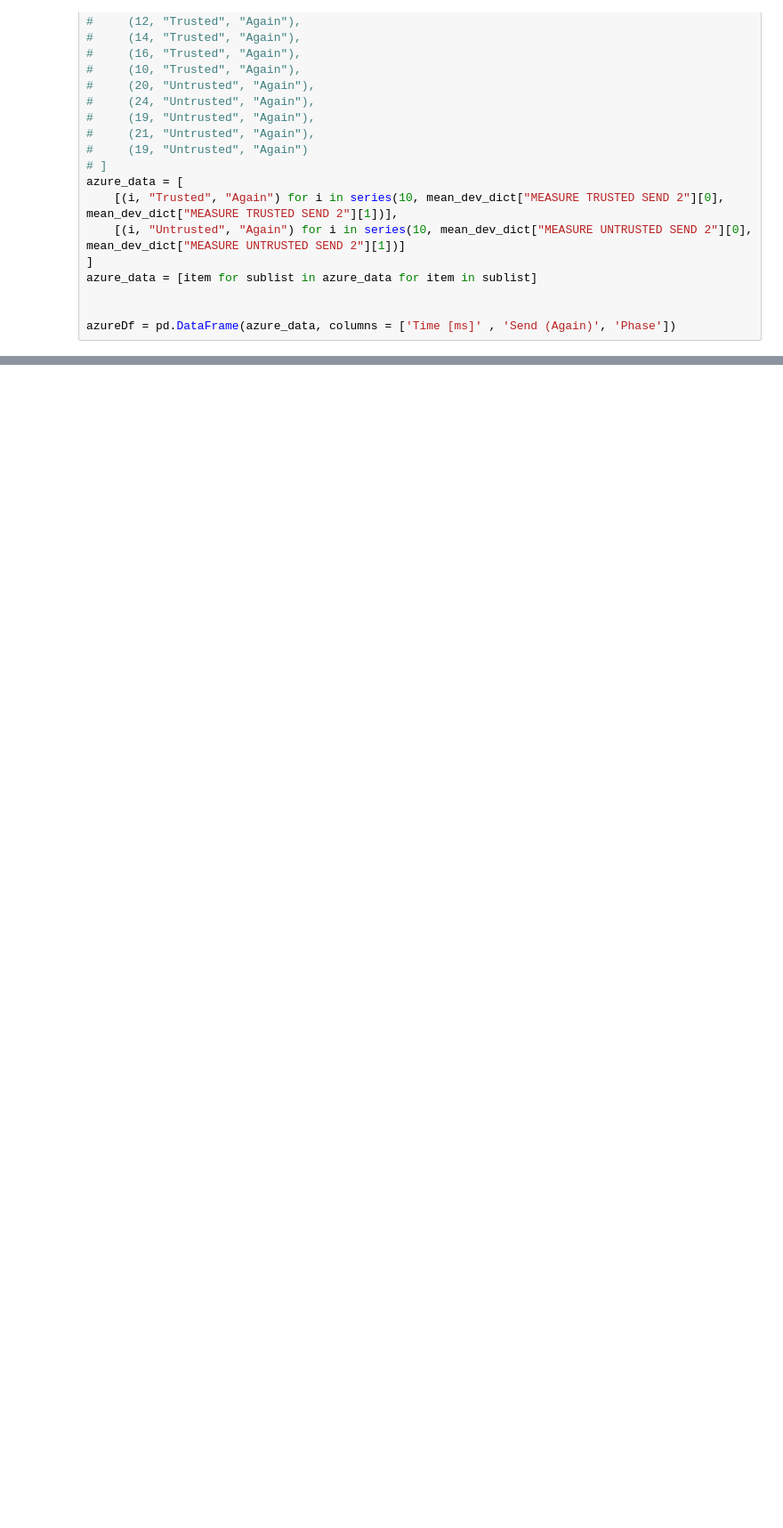
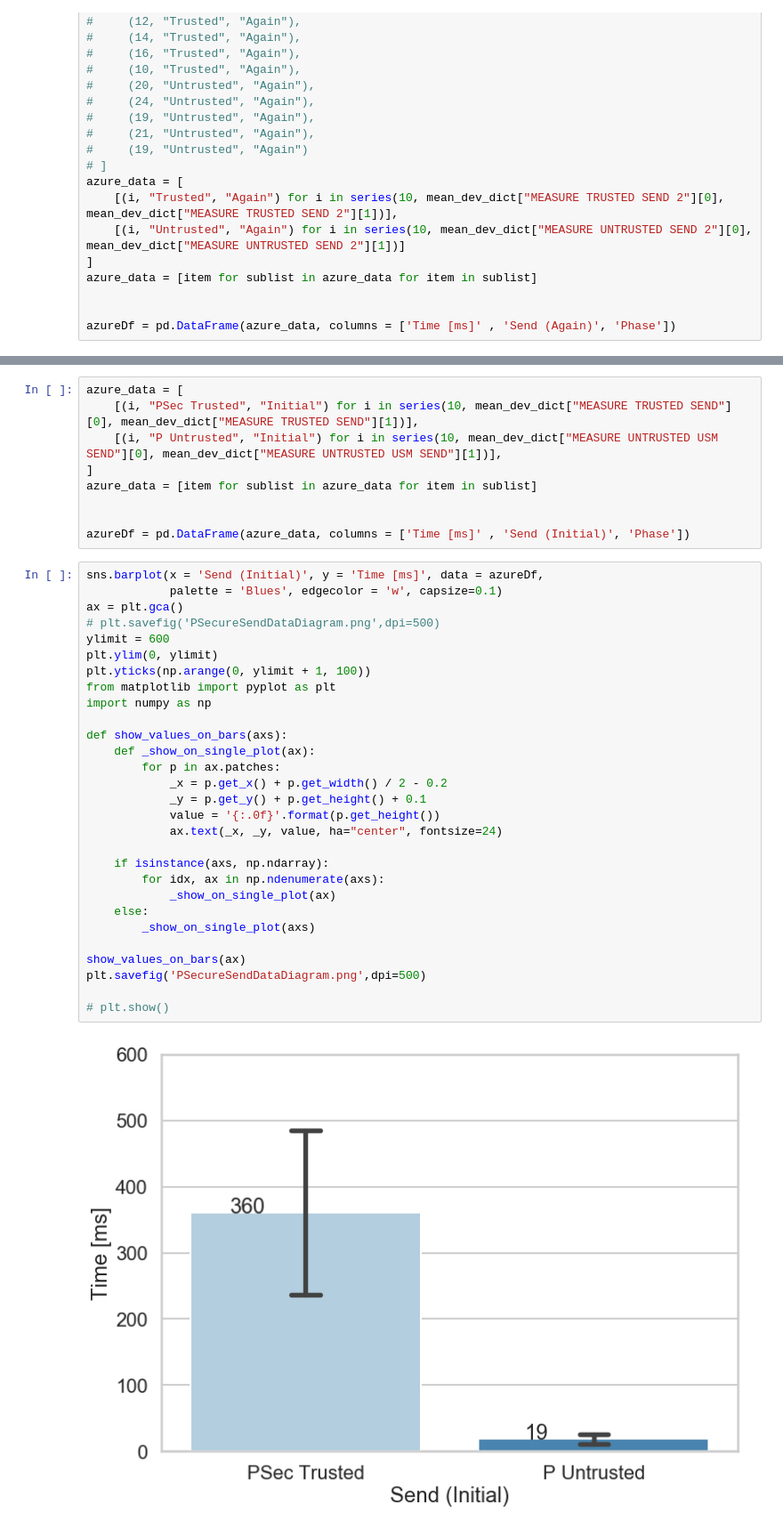
Before and after one commit to ShivKushwah/PSec, a Jupyter notebook: PerformanceMetricsScript/Data Graphs.ipynb, the cells around one changed output, grey strips where cells are left out. Shown: that part at 89% size. Cells and saved outputs as stored; diff of their text form; blank space fills up the shorter version.

```diff
--- a/PerformanceMetricsScript/Data Graphs.ipynb
+++ b/PerformanceMetricsScript/Data Graphs.ipynb
@@ -699,0 +726,40 @@ plt.savefig('PSecureSendDataAgainDiagram.png',dpi=500)
+# %%
+azure_data = [
+    [(i, "PSec Trusted", "Initial") for i in series(10, mean_dev_dict["MEASURE TRUSTED SEND"][0], mean_dev_dict["MEASURE TRUSTED SEND"][1])],
+    [(i, "P Untrusted", "Initial") for i in series(10, mean_dev_dict["MEASURE UNTRUSTED USM SEND"][0], mean_dev_dict["MEASURE UNTRUSTED USM SEND"][1])],
+]
+azure_data = [item for sublist in azure_data for item in sublist]
+
+
+azureDf = pd.DataFrame(azure_data, columns = ['Time [ms]' , 'Send (Initial)', 'Phase'])
+# %%
+sns.barplot(x = 'Send (Initial)', y = 'Time [ms]', data = azureDf,
+            palette = 'Blues', edgecolor = 'w', capsize=0.1)
+ax = plt.gca()
+# plt.savefig('PSecureSendDataDiagram.png',dpi=500)
+ylimit = 600
+plt.ylim(0, ylimit)
+plt.yticks(np.arange(0, ylimit + 1, 100))
+from matplotlib import pyplot as plt
+import numpy as np
+
+def show_values_on_bars(axs):
+    def _show_on_single_plot(ax):
+        for p in ax.patches:
+            _x = p.get_x() + p.get_width() / 2 - 0.2
+            _y = p.get_y() + p.get_height() + 0.1
+            value = '{:.0f}'.format(p.get_height())
+            ax.text(_x, _y, value, ha="center", fontsize=24)
+
+    if isinstance(axs, np.ndarray):
+        for idx, ax in np.ndenumerate(axs):
+            _show_on_single_plot(ax)
+    else:
+        _show_on_single_plot(axs)
+
+show_values_on_bars(ax)
+plt.savefig('PSecureSendDataDiagram.png',dpi=500)
+
+# plt.show()
+# %% [output]
+[figure, added]
```
Also changed, not shown: parts of 11 cells of this notebook, 6 other files.
